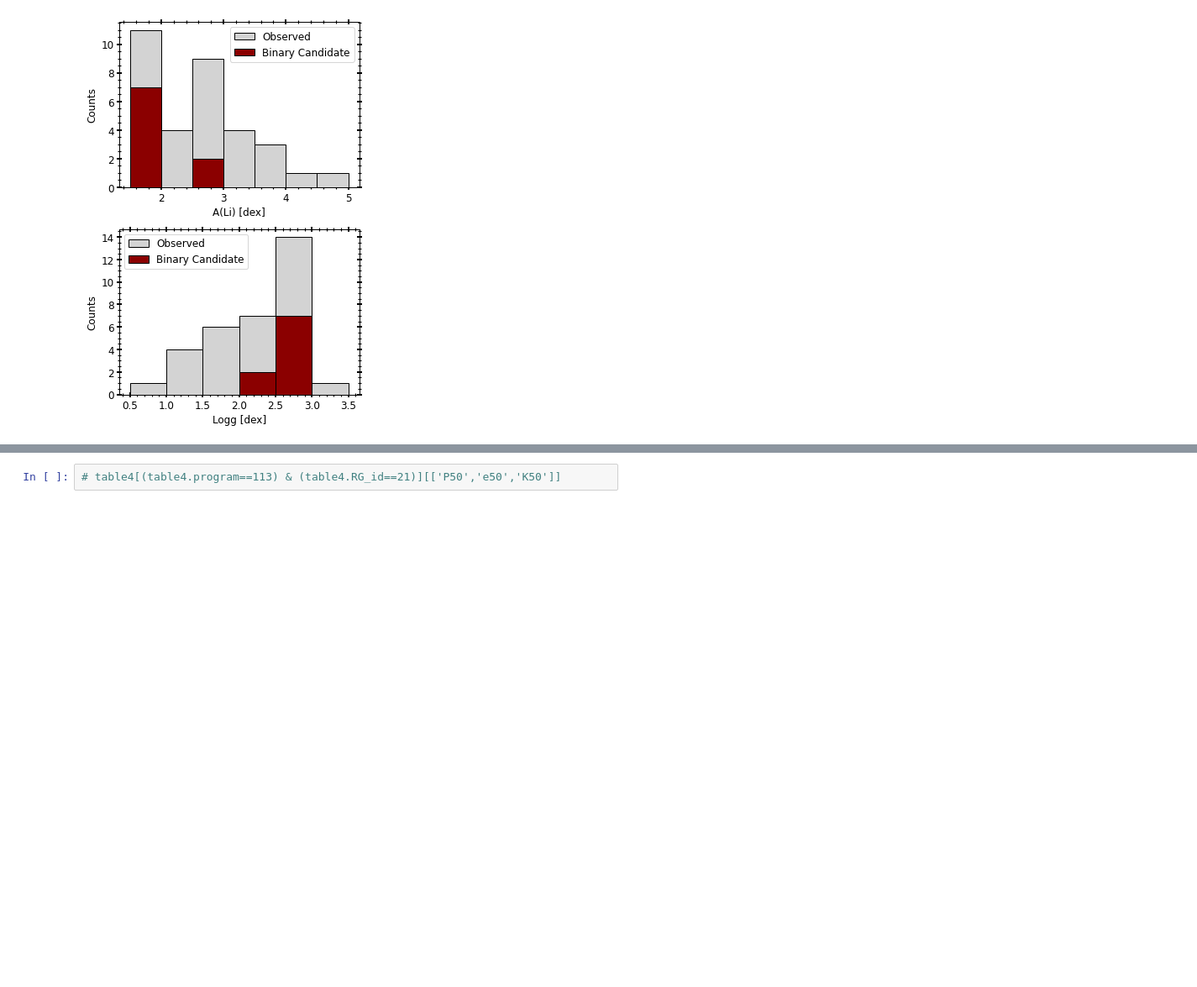
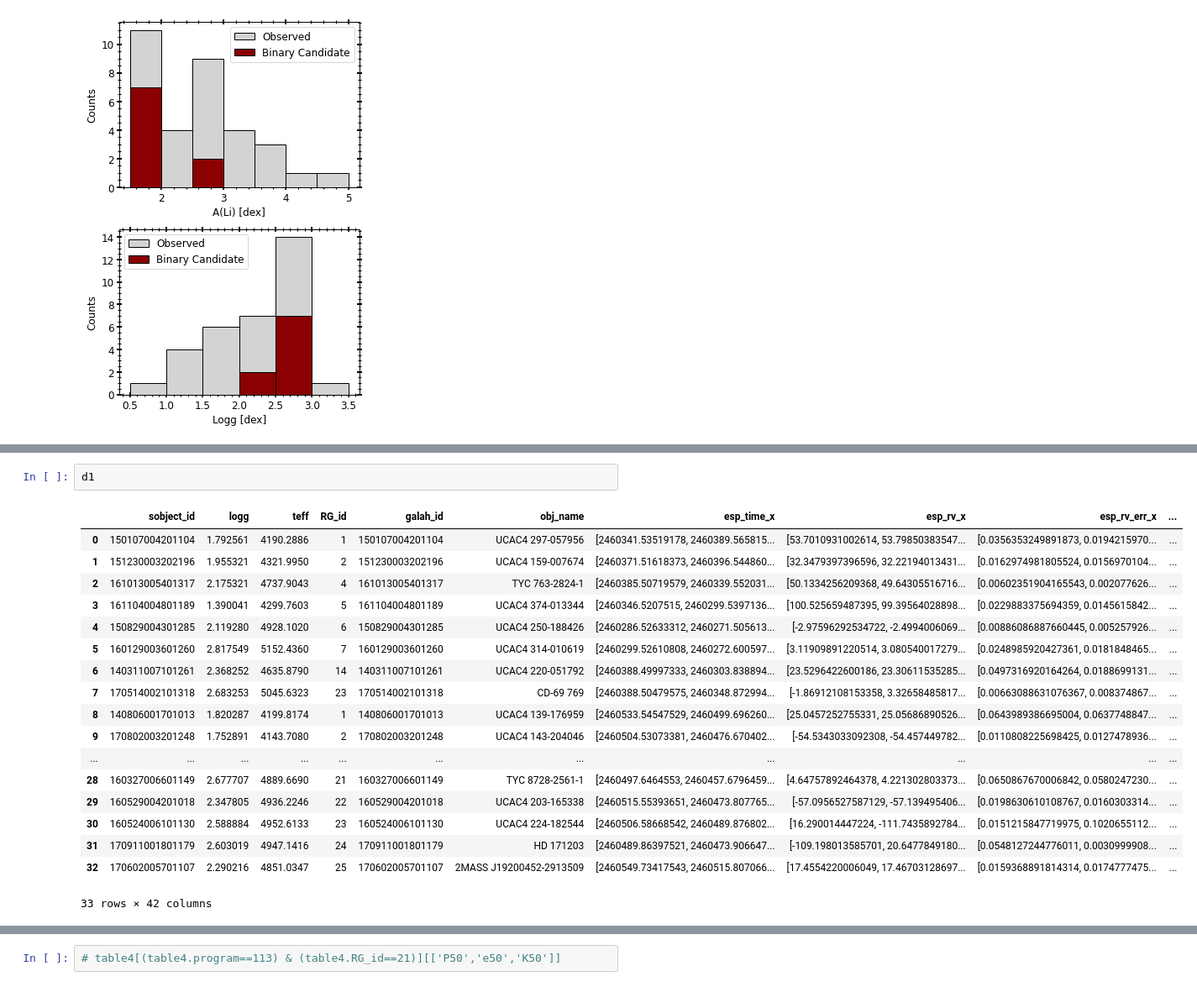
Before and after one commit to MaryumSayeed/ESPRESSO, a Jupyter notebook: scripts/make_tables.ipynb, the cells around one changed output, grey strips where cells are left out. Shown at 84% size. Saved outputs shown, nothing was run; the diff lists cells and outputs as text; blank space fills up the shorter version.

```diff
--- a/scripts/make_tables.ipynb
+++ b/scripts/make_tables.ipynb
@@ -743,0 +910,21 @@ d1[(d1.program==113) & (d1.RG_id==21) ][['vosc','vbroad']]
+# %%
+d1
+# %% [output]
+|  | sobject_id | logg | teff | RG_id | galah_id | obj_name | esp_time_x | esp_rv_x | esp_rv_err_x | ... |
+| 0 | 150107004201104 | 1.792561 | 4190.2886 | 1 | 150107004201104 | UCAC4 297-057956 | [2460341.53519178, 2460389.565815... | [53.7010931002614, 53.79850383547... | [0.0356353249891873, 0.0194215970... | ... |
+| 1 | 151230003202196 | 1.955321 | 4321.9950 | 2 | 151230003202196 | UCAC4 159-007674 | [2460371.51618373, 2460396.544860... | [32.3479397396596, 32.22194013431... | [0.0162974981805524, 0.0156970104... | ... |
+| 2 | 161013005401317 | 2.175321 | 4737.9043 | 4 | 161013005401317 | TYC 763-2824-1 | [2460385.50719579, 2460339.552031... | [50.1334256209368, 49.64305516716... | [0.00602351904165543, 0.002077626... | ... |
+| 3 | 161104004801189 | 1.390041 | 4299.7603 | 5 | 161104004801189 | UCAC4 374-013344 | [2460346.5207515, 2460299.5397136... | [100.525659487395, 99.39564028898... | [0.0229883375694359, 0.0145615842... | ... |
+| 4 | 150829004301285 | 2.119280 | 4928.1020 | 6 | 150829004301285 | UCAC4 250-188426 | [2460286.52633312, 2460271.505613... | [-2.97596292534722, -2.4994006069... | [0.00886086887660445, 0.005257926... | ... |
+| 5 | 160129003601260 | 2.817549 | 5152.4360 | 7 | 160129003601260 | UCAC4 314-010619 | [2460299.52610808, 2460272.600597... | [3.11909891220514, 3.080540017279... | [0.0248985920427361, 0.0181848465... | ... |
+| 6 | 140311007101261 | 2.368252 | 4635.8790 | 14 | 140311007101261 | UCAC4 220-051792 | [2460388.49997333, 2460303.838894... | [23.5296422600186, 23.30611535285... | [0.0497316920164264, 0.0188699131... | ... |
+| 7 | 170514002101318 | 2.683253 | 5045.6323 | 23 | 170514002101318 | CD-69 769 | [2460388.50479575, 2460348.872994... | [-1.86912108153358, 3.32658485817... | [0.00663088631076367, 0.008374867... | ... |
+| 8 | 140806001701013 | 1.820287 | 4199.8174 | 1 | 140806001701013 | UCAC4 139-176959 | [2460533.54547529, 2460499.696260... | [25.0457252755331, 25.05686890526... | [0.0643989386695004, 0.0637748847... | ... |
+| 9 | 170802003201248 | 1.752891 | 4143.7080 | 2 | 170802003201248 | UCAC4 143-204046 | [2460504.53073381, 2460476.670402... | [-54.5343033092308, -54.457449782... | [0.0110808225698425, 0.0127478936... | ... |
+| ... | ... | ... | ... | ... | ... | ... | ... | ... | ... | ... |
+| 28 | 160327006601149 | 2.677707 | 4889.6690 | 21 | 160327006601149 | TYC 8728-2561-1 | [2460497.6464553, 2460457.6796459... | [4.64757892464378, 4.221302803373... | [0.0650867670006842, 0.0580247230... | ... |
+| 29 | 160529004201018 | 2.347805 | 4936.2246 | 22 | 160529004201018 | UCAC4 203-165338 | [2460515.55393651, 2460473.807765... | [-57.0956527587129, -57.139495406... | [0.0198630610108767, 0.0160303314... | ... |
+| 30 | 160524006101130 | 2.588884 | 4952.6133 | 23 | 160524006101130 | UCAC4 224-182544 | [2460506.58668542, 2460489.876802... | [16.290014447224, -111.7435892784... | [0.0151215847719975, 0.1020655112... | ... |
+| 31 | 170911001801179 | 2.603019 | 4947.1416 | 24 | 170911001801179 | HD 171203 | [2460489.86397521, 2460473.906647... | [-109.198013585701, 20.6477849180... | [0.0548127244776011, 0.0030999908... | ... |
+| 32 | 170602005701107 | 2.290216 | 4851.0347 | 25 | 170602005701107 | 2MASS J19200452-2913509 | [2460549.73417543, 2460515.807066... | [17.4554220006049, 17.46703128697... | [0.0159368891814314, 0.0174777475... | ... |
+33 rows × 42 columns
```
Also changed, not shown: parts of 16 cells of this notebook, 3 other files.
